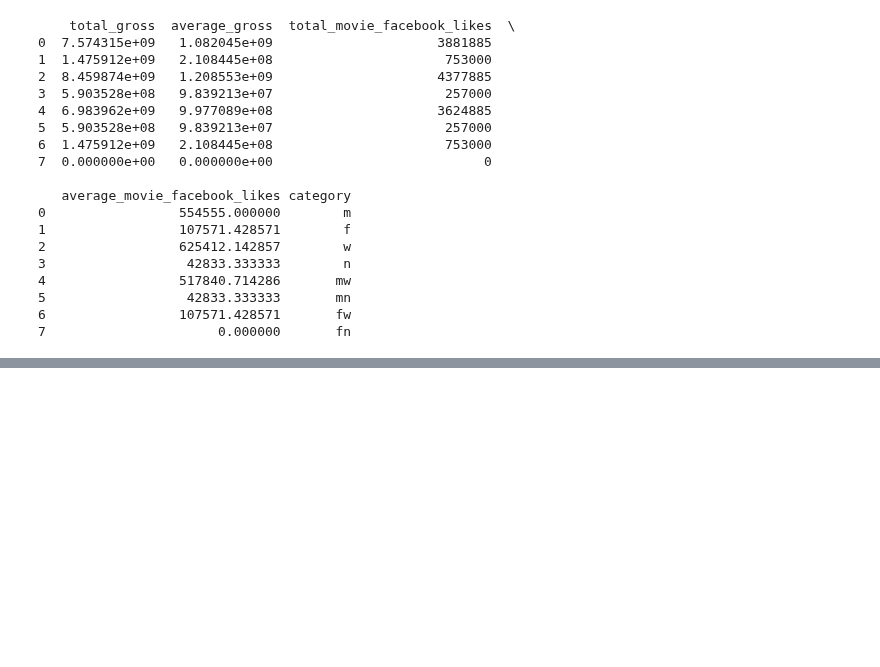
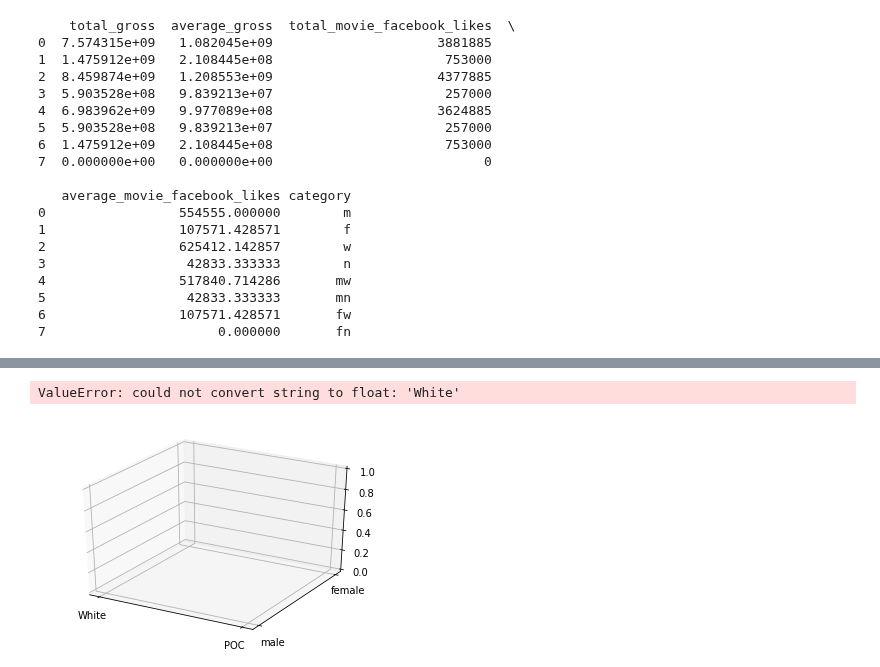
Before and after one commit to Data-Science-HTW/diversity-in-movies, a Jupyter notebook: Diversity in Movies.ipynb, the cells around one changed output, grey strips where cells are left out. Saved outputs shown, nothing was run; the diff lists cells and outputs as text; code cells hidden in the pictures; blank space fills up the shorter version.

Commit message:
added scatter plots for almost everything but the last, for which I will have to make edits to the data

```diff
--- a/Diversity in Movies.ipynb
+++ b/Diversity in Movies.ipynb
@@ -372,0 +415,12 @@ saved to  graphs/RaceandGenderFacebookLikesTotal.png
+# %%
+# f) x = gender and race, y = gross
+# g) x = gender and race, y = FB likes
+def vis_3dsplat(x_axis, y_axis, z_axis):
+    fig = plt.figure()
+    ax = fig.add_subplot(111, projection='3d')
+    ax.scatter(xs=x_axis, ys=y_axis, zs=z_axis, zdir='z')
+
+vis_3dsplat(movies_dataframe_noDuplicates["race_simple"], movies_dataframe_noDuplicates["gender"], movies_dataframe_noDuplicates["gross"])
+# %% [output]
+ValueError: could not convert string to float: 'White'
+[figure, added]
```
Also changed, not shown: parts of 8 cells of this notebook, 20 other files.
